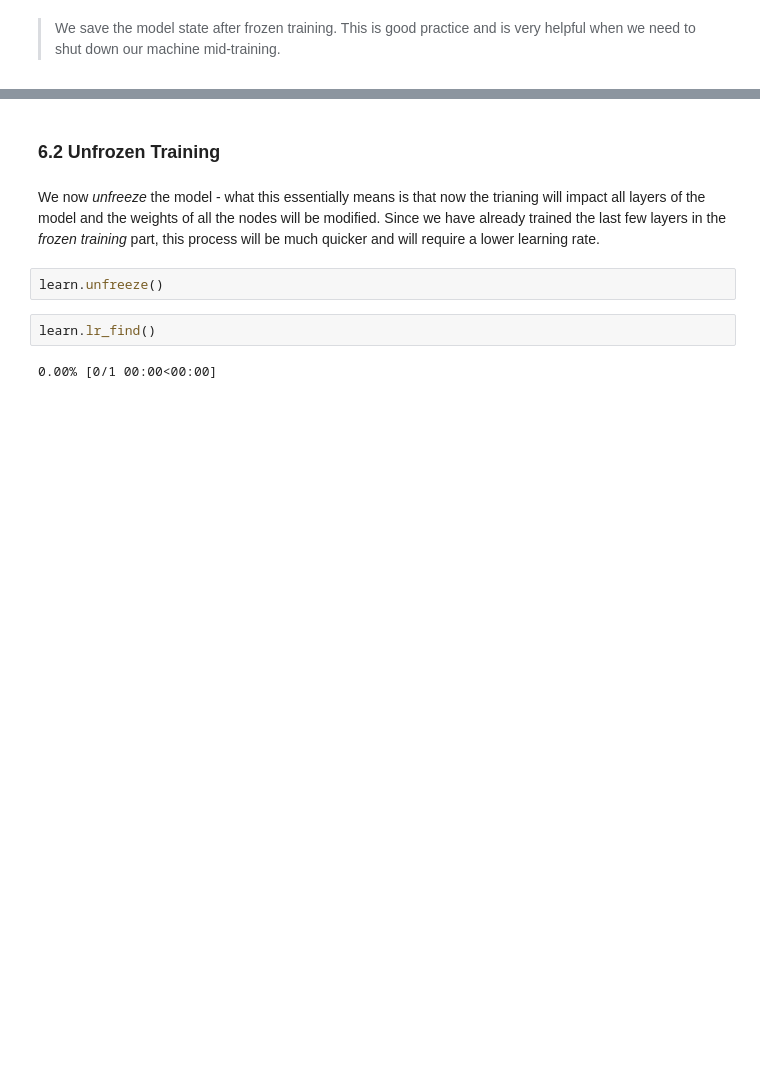
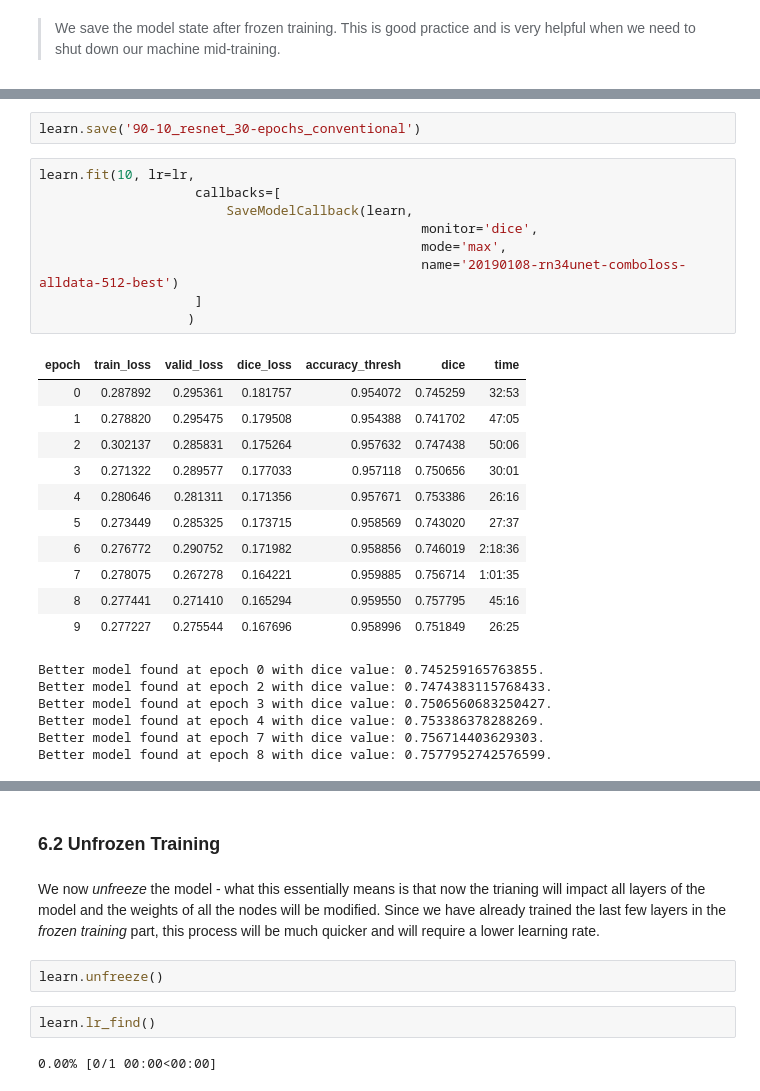
Before and after one commit to Chintan2108/Object-Oriented-Deep-Learning-for-Building-Extraction, a Jupyter notebook: UNet with Cyclical Learning/Conventional UNet for Building Extraction.ipynb, the cells around one changed output, grey strips where cells are left out. Cells and saved outputs as stored; diff of their text form; blank space fills up the shorter version.

```diff
--- a/UNet with Cyclical Learning/Conventional UNet for Building Extraction.ipynb
+++ b/UNet with Cyclical Learning/Conventional UNet for Building Extraction.ipynb
@@ -408,0 +470,29 @@ learn.save('90-10_resnet_10-epochs_frozen')
+# %%
+learn.save('90-10_resnet_30-epochs_conventional')
+# %%
+learn.fit(10, lr=lr,
+                    callbacks=[
+                        SaveModelCallback(learn,
+                                                 monitor='dice',
+                                                 mode='max',
+                                                 name='20190108-rn34unet-comboloss-alldata-512-best')
+                    ]
+                   )
+# %% [output]
+| epoch | train_loss | valid_loss | dice_loss | accuracy_thresh | dice | time |
+| 0 | 0.287892 | 0.295361 | 0.181757 | 0.954072 | 0.745259 | 32:53 |
+| 1 | 0.278820 | 0.295475 | 0.179508 | 0.954388 | 0.741702 | 47:05 |
+| 2 | 0.302137 | 0.285831 | 0.175264 | 0.957632 | 0.747438 | 50:06 |
+| 3 | 0.271322 | 0.289577 | 0.177033 | 0.957118 | 0.750656 | 30:01 |
+| 4 | 0.280646 | 0.281311 | 0.171356 | 0.957671 | 0.753386 | 26:16 |
+| 5 | 0.273449 | 0.285325 | 0.173715 | 0.958569 | 0.743020 | 27:37 |
+| 6 | 0.276772 | 0.290752 | 0.171982 | 0.958856 | 0.746019 | 2:18:36 |
+| 7 | 0.278075 | 0.267278 | 0.164221 | 0.959885 | 0.756714 | 1:01:35 |
+| 8 | 0.277441 | 0.271410 | 0.165294 | 0.959550 | 0.757795 | 45:16 |
+| 9 | 0.277227 | 0.275544 | 0.167696 | 0.958996 | 0.751849 | 26:25 |
+Better model found at epoch 0 with dice value: 0.745259165763855.
+Better model found at epoch 2 with dice value: 0.7474383115768433.
+Better model found at epoch 3 with dice value: 0.7506560683250427.
+Better model found at epoch 4 with dice value: 0.753386378288269.
+Better model found at epoch 7 with dice value: 0.756714403629303.
+Better model found at epoch 8 with dice value: 0.7577952742576599.
```
Also changed, not shown: parts of 10 cells of this notebook, 4 other files.
